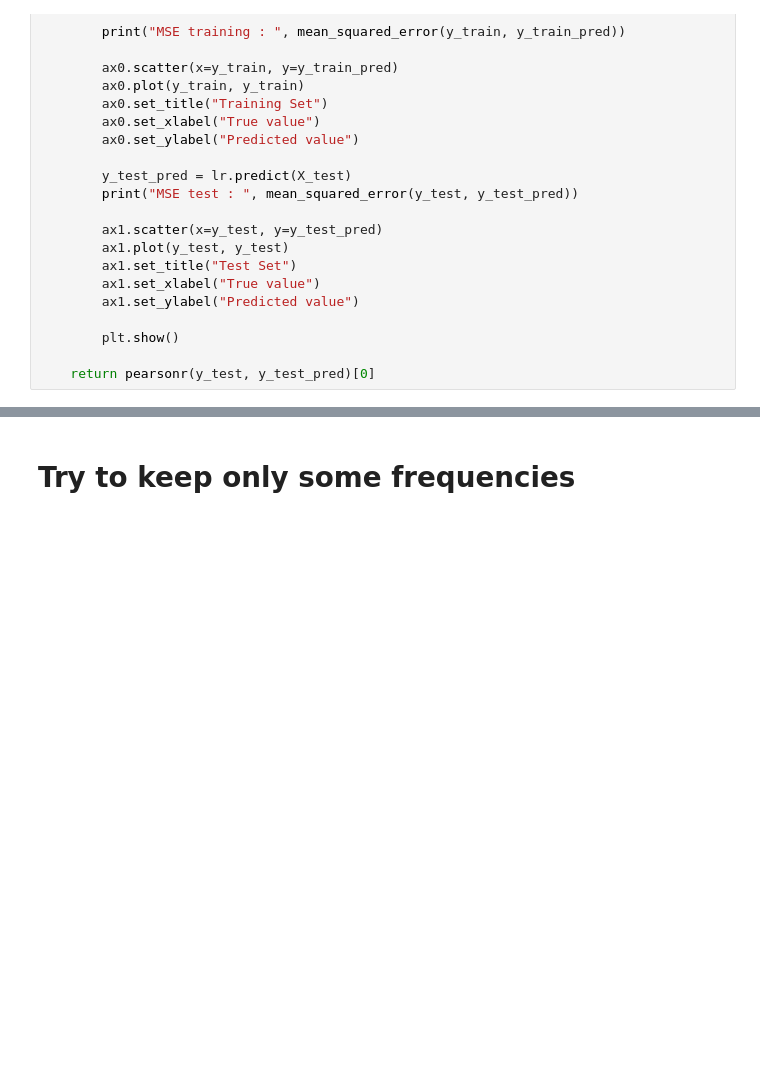
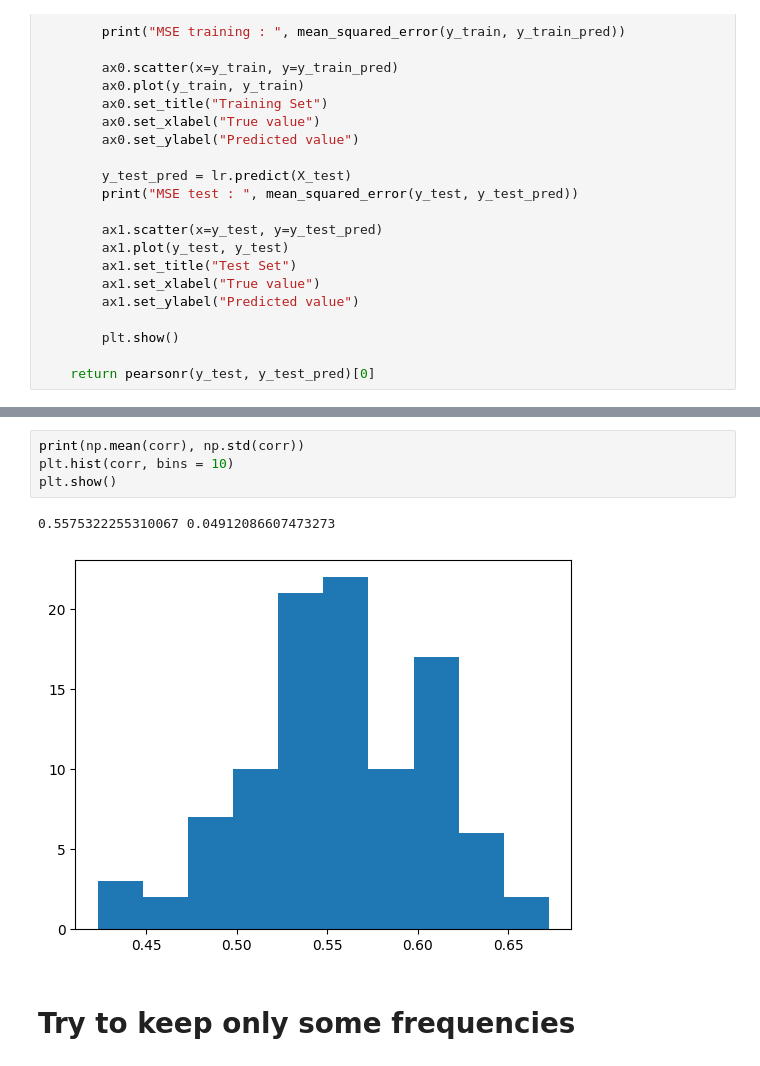
Before and after one commit to Epideixx/Fingerprints_Twins, a Jupyter notebook: decoding_behaviot.ipynb, the cells around one changed output, grey strips where cells are left out. Cells and saved outputs as stored; diff of their text form; blank space fills up the shorter version.

```diff
--- a/decoding_behaviot.ipynb
+++ b/decoding_behaviot.ipynb
@@ -215,3 +234,10 @@ np.mean(corr), np.std(corr)
+# %%
+print(np.mean(corr), np.std(corr))
+plt.hist(corr, bins = 10)
+plt.show()
+# %% [output]
+0.5575322255310067 0.04912086607473273
+[figure, added]
 # %% [markdown]
 # Try to keep only some frequencies
 # %%
```
Also changed, not shown: parts of 23 cells of this notebook.
